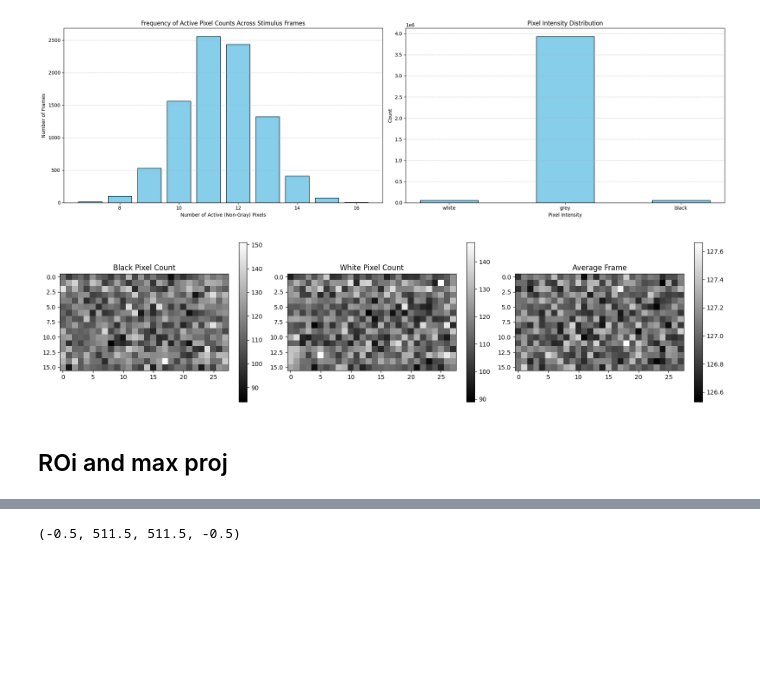
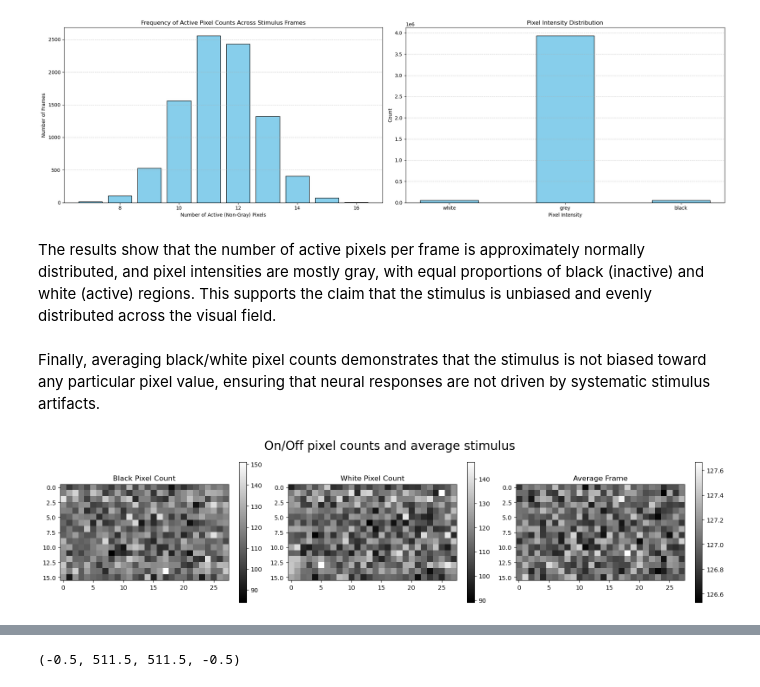
Before and after one commit to luciaganton/Neural-Data-Science, a Jupyter notebook: practical02_final_version.ipynb, the cells around one changed output, grey strips where cells are left out. Saved outputs shown, nothing was run; the diff lists cells and outputs as text; code cells hidden in the pictures; blank space fills up the shorter version.

```diff
--- a/practical02_final_version.ipynb
+++ b/practical02_final_version.ipynb
@@ -630,31 +787,35 @@ plt.tight_layout()
 plt.show()
 # %% [output]
 [figure]
+# %% [markdown]
+The results show that the number of active pixels per frame is approximately normally distributed, and pixel intensities are mostly gray, with equal proportions of black (inactive) and white (active) regions. This supports the claim that the stimulus is unbiased and evenly distributed across the visual field.
+# %% [markdown]
+Finally, averaging black/white pixel counts demonstrates that the stimulus is not biased toward any particular pixel value, ensuring that neural responses are not driven by systematic stimulus artifacts.
 # %%
 black_count = np.sum(stims == 0, axis=0)
 white_count = np.sum(stims == 255, axis=0)
 avg_frame = np.mean(stims, axis=0)
 
 plt.figure(figsize=(16, 4))  # Adjust figure size for 1 row, 3 columns
 
 plt.subplot(1, 3, 1)  # 1 row, 3 columns, 1st plot
 plt.imshow(black_count, cmap="gray")
 plt.title("Black Pixel Count")
 plt.colorbar()
 
 plt.subplot(1, 3, 2)  # 1 row, 3 columns, 2nd plot
 plt.imshow(white_count, cmap="gray")
 plt.title("White Pixel Count")
 plt.colorbar()
 
 plt.subplot(1, 3, 3)  # 1 row, 3 columns, 3rd plot
 plt.imshow(avg_frame, cmap="gray")
 plt.title("Average Frame")
 plt.colorbar()
 
+plt.suptitle("On/Off pixel counts and average stimulus", fontsize=20)
+
 plt.tight_layout()  # Adjust layout to prevent overlap
 plt.show()
 # %% [output]
-[figure, old version]
+[figure, new version]
-# %% [markdown]
-## ROi and max proj
```
Also changed, not shown: parts of 126 cells of this notebook.
